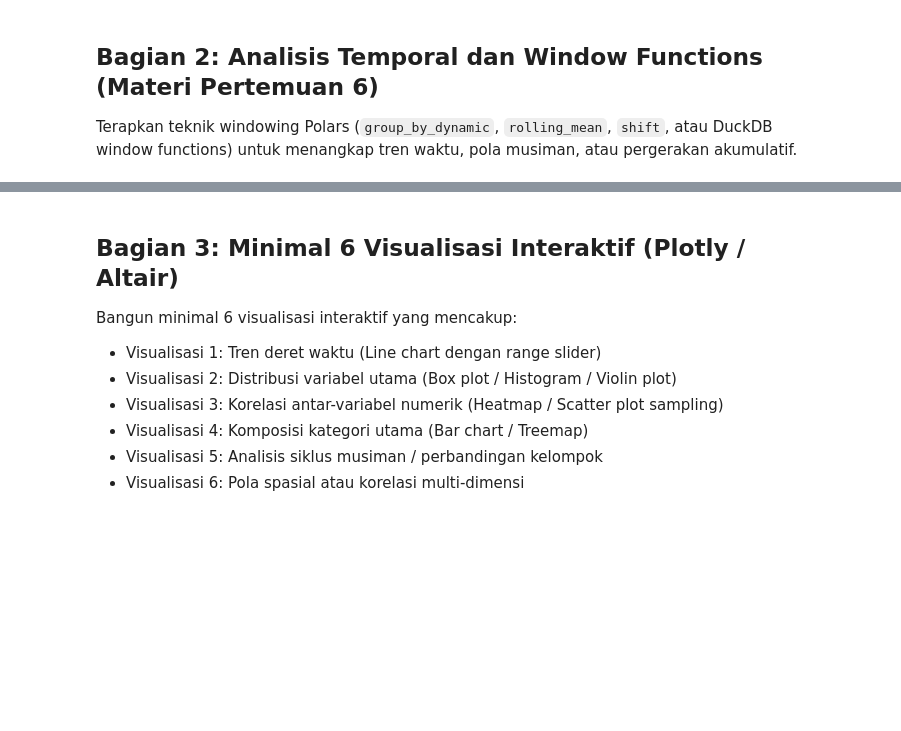
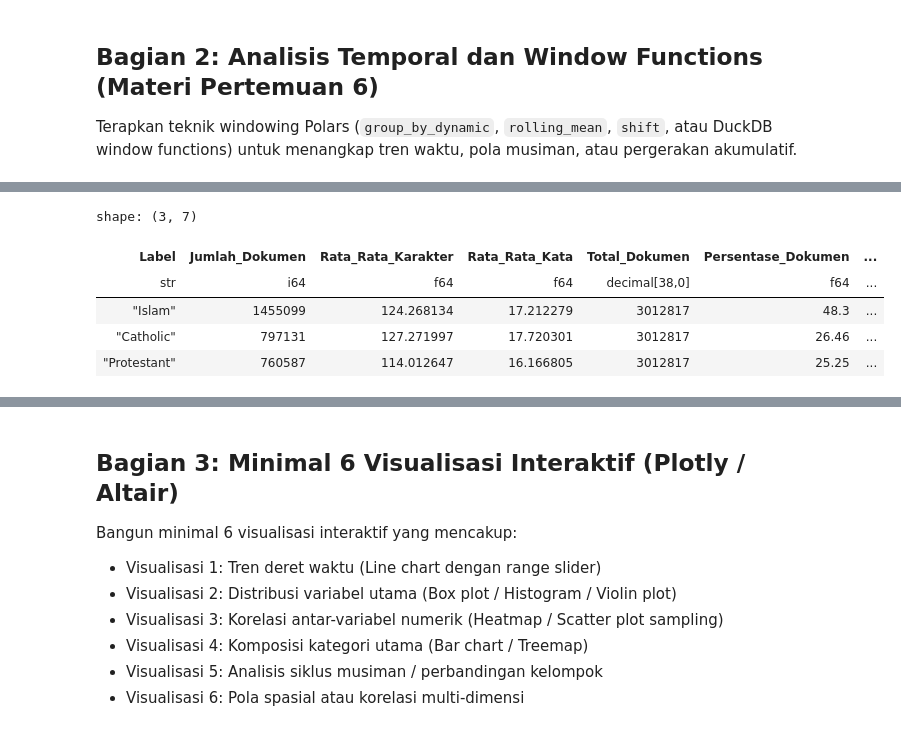
Before and after one commit to dafanusa/tugas1-abd-2026, a Jupyter notebook: notebooks/03_eda_and_insights.ipynb, the cells around one changed output, grey strips where cells are left out. Saved outputs shown, nothing was run; the diff lists cells and outputs as text; code cells hidden in the pictures; blank space fills up the shorter version.

```diff
--- a/notebooks/03_eda_and_insights.ipynb
+++ b/notebooks/03_eda_and_insights.ipynb
@@ -242,0 +501,61 @@ untuk menangkap tren waktu, pola musiman, atau pergerakan akumulatif.
+# %%
+# ============================================================
+# 2.5 WINDOW FUNCTIONS BERDASARKAN LABEL
+# ============================================================
+
+con = duckdb.connect(database=":memory:")
+
+con.register(
+    "corpus_data",
+    df.select([
+        LABEL_COL,
+        "Panjang_Karakter",
+        "Jumlah_Kata"
+    ]).to_arrow()
+)
+
+query_label = """
+WITH label_summary AS (
+    SELECT
+        Label,
+        COUNT(*) AS Jumlah_Dokumen,
+        AVG(Panjang_Karakter) AS Rata_Rata_Karakter,
+        AVG(Jumlah_Kata) AS Rata_Rata_Kata
+    FROM corpus_data
+    GROUP BY Label
+)
+SELECT
+    Label,
+    Jumlah_Dokumen,
+    Rata_Rata_Karakter,
+    Rata_Rata_Kata,
+
+    SUM(Jumlah_Dokumen) OVER ()
+        AS Total_Dokumen,
+
+    ROUND(
+        100.0 * Jumlah_Dokumen
+        / SUM(Jumlah_Dokumen) OVER (),
+        2
+    ) AS Persentase_Dokumen,
+
+    RANK() OVER (
+        ORDER BY Rata_Rata_Karakter DESC
+    ) AS Peringkat_Rata_Rata_Panjang
+
+FROM label_summary
+ORDER BY Jumlah_Dokumen DESC
+"""
+
+label_window = con.execute(query_label).pl()
+
+con.close()
+
+display(label_window)
+# %% [output]
+shape: (3, 7)
+| Label | Jumlah_Dokumen | Rata_Rata_Karakter | Rata_Rata_Kata | Total_Dokumen | Persentase_Dokumen | ... |
+| str | i64 | f64 | f64 | decimal[38,0] | f64 | ... |
+| "Islam" | 1455099 | 124.268134 | 17.212279 | 3012817 | 48.3 | ... |
+| "Catholic" | 797131 | 127.271997 | 17.720301 | 3012817 | 26.46 | ... |
+| "Protestant" | 760587 | 114.012647 | 16.166805 | 3012817 | 25.25 | ... |
```
Also changed, not shown: parts of 17 cells of this notebook.
